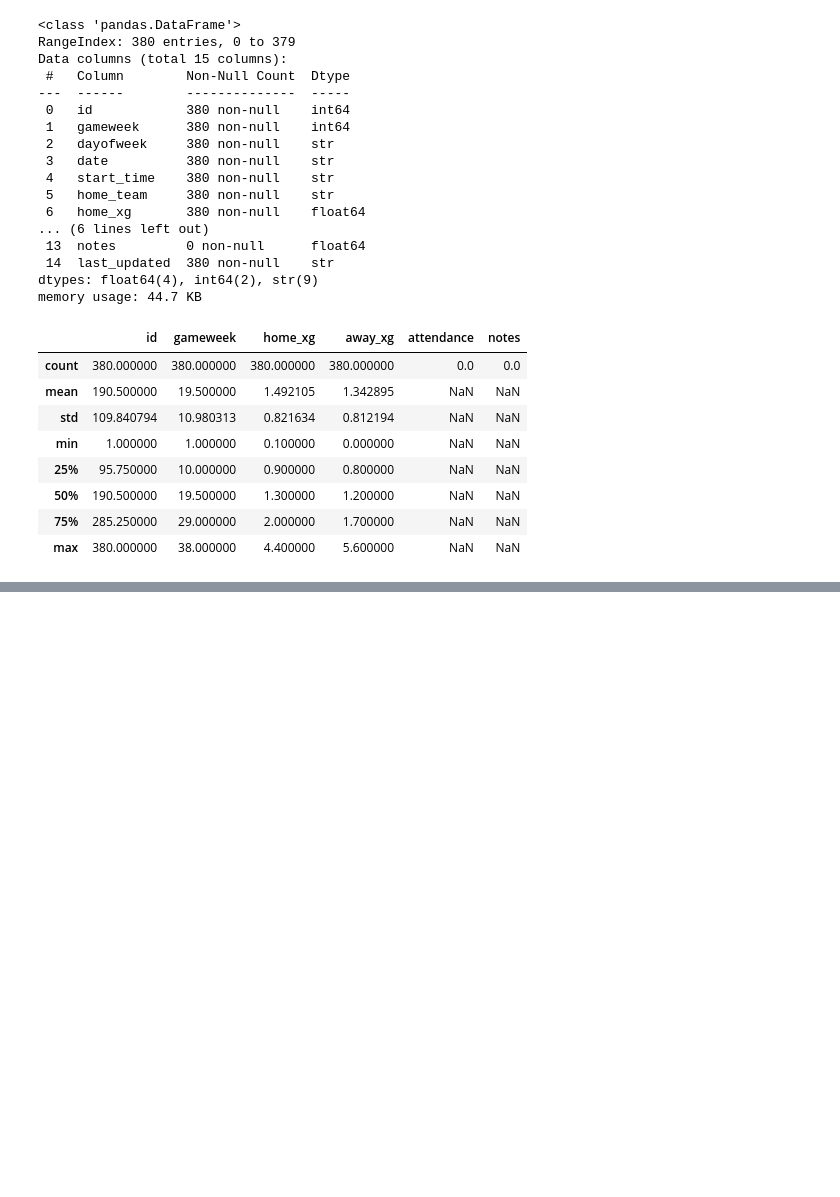
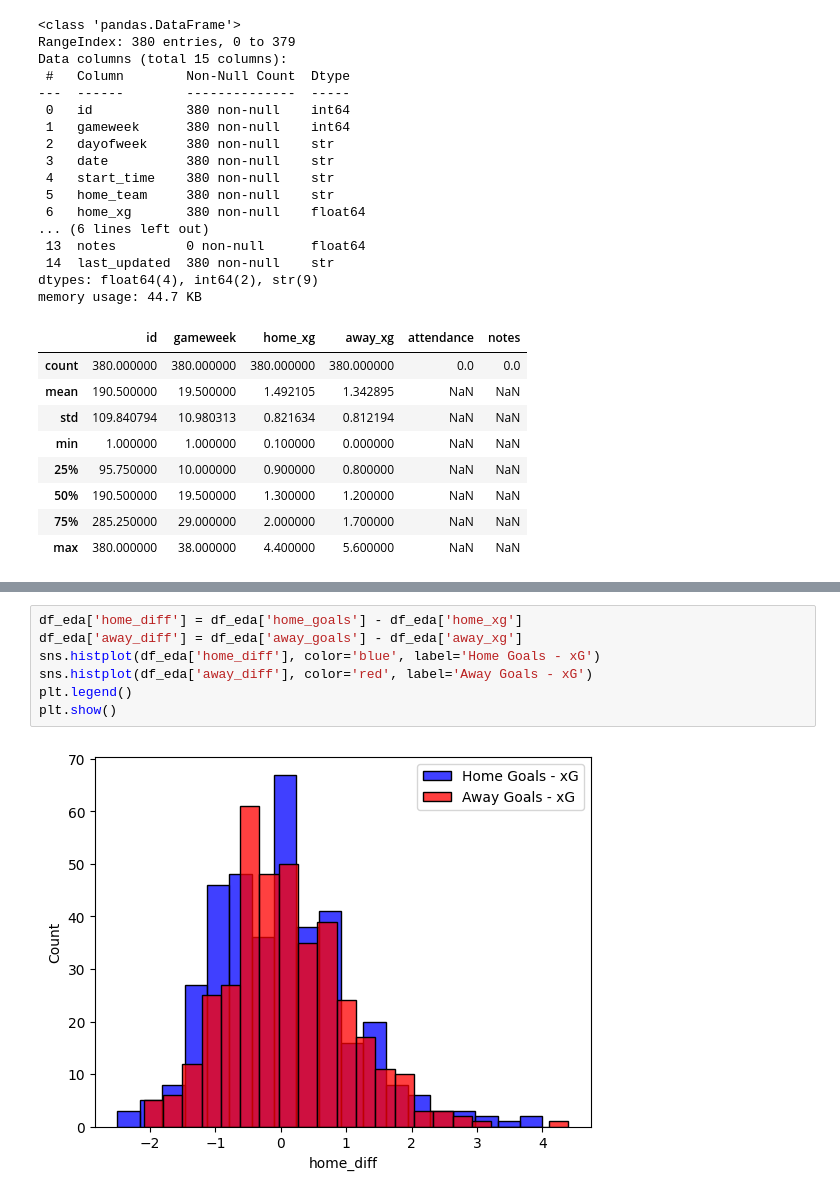
Before and after one commit to Angislad20/Premier-League-2024-25-EDA, a Jupyter notebook: notebooks/01_EDA_matches.ipynb, the cells around one changed output, grey strips where cells are left out. Saved outputs shown, nothing was run; the diff lists cells and outputs as text; blank space fills up the shorter version.

```diff
--- a/notebooks/01_EDA_matches.ipynb
+++ b/notebooks/01_EDA_matches.ipynb
@@ -78,0 +137,9 @@ Doublons:
+# %%
+df_eda['home_diff'] = df_eda['home_goals'] - df_eda['home_xg']
+df_eda['away_diff'] = df_eda['away_goals'] - df_eda['away_xg']
+sns.histplot(df_eda['home_diff'], color='blue', label='Home Goals - xG')
+sns.histplot(df_eda['away_diff'], color='red', label='Away Goals - xG')
+plt.legend()
+plt.show()
+# %% [output]
+[figure, added]
```
Also changed, not shown: parts of 12 cells of this notebook, 3 other files.
